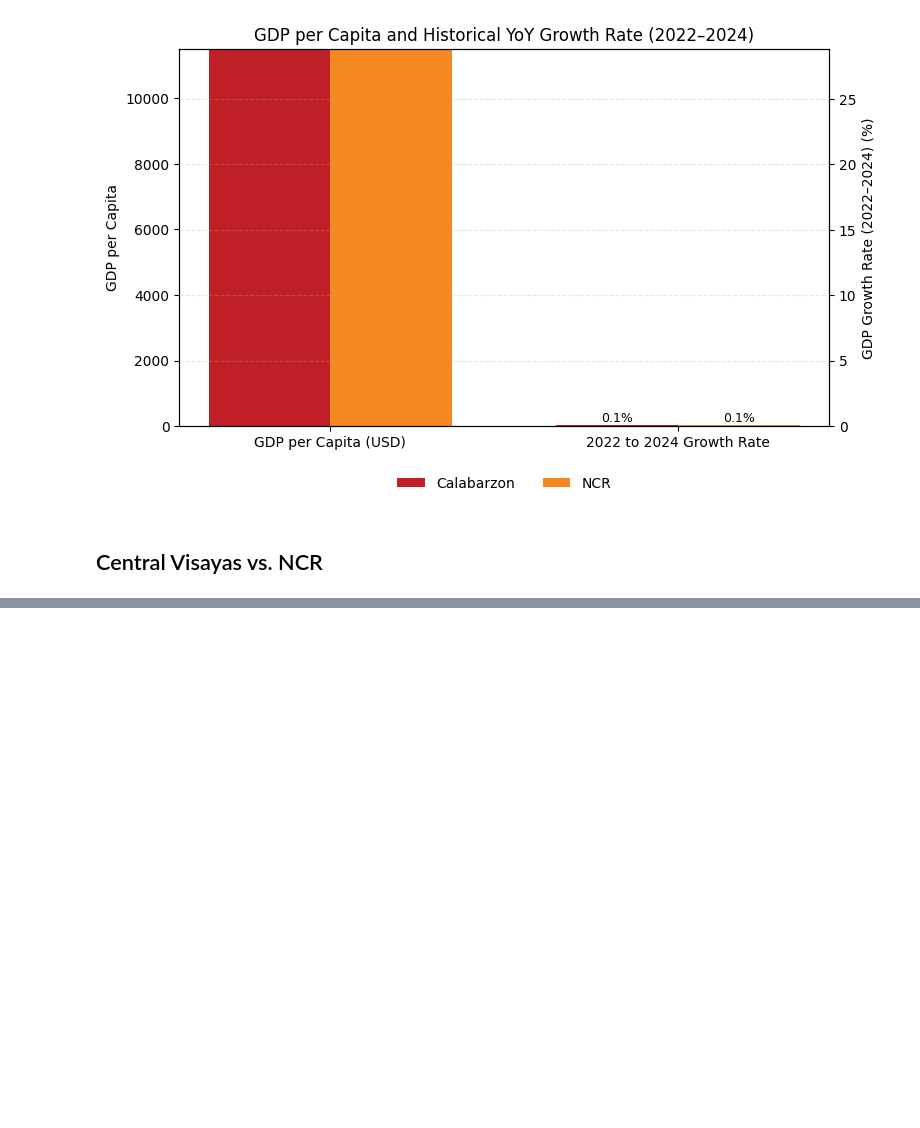
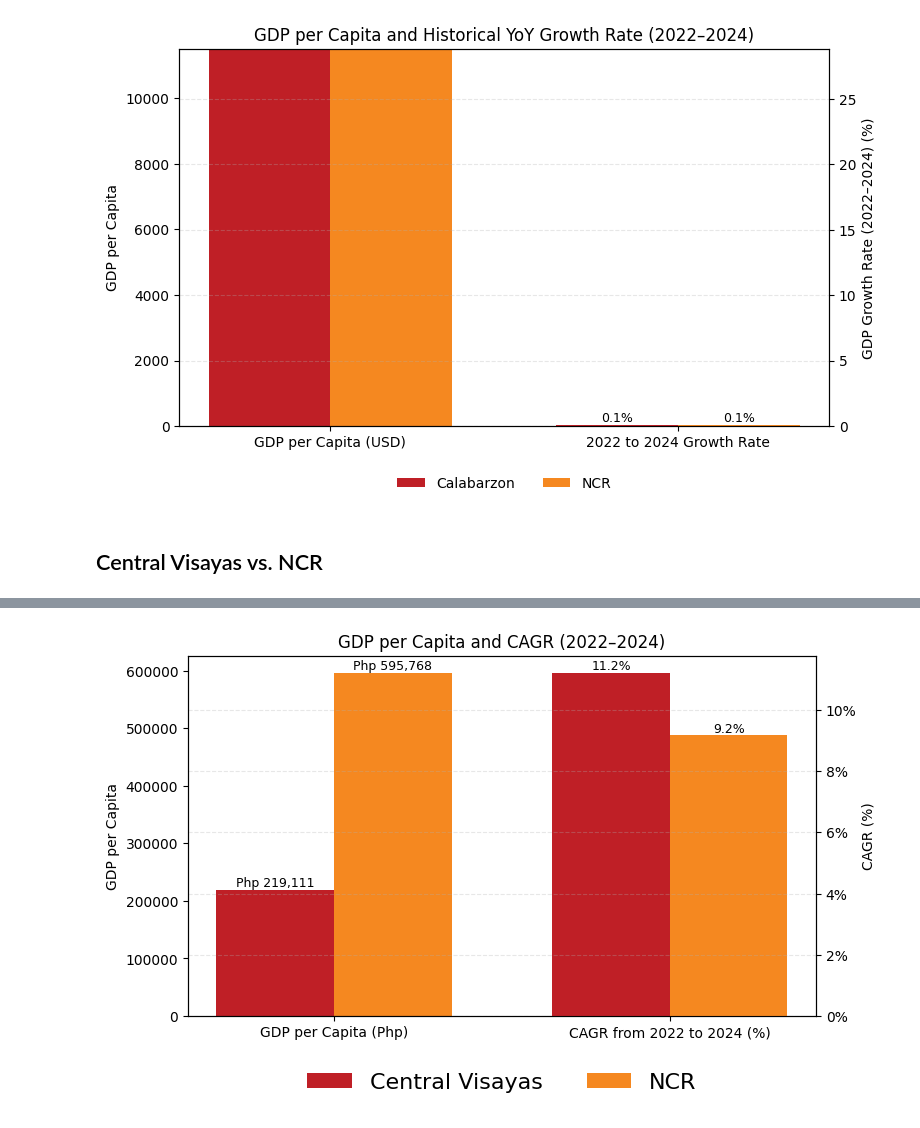
Before and after one commit to BSDSBA-JF/wadwani_intern, a Jupyter notebook: 02_ecosystem_analysis/region_7/grouped_bar_charts.ipynb, the cells around one changed output, grey strips where cells are left out. Saved outputs shown, nothing was run; the diff lists cells and outputs as text; code cells hidden in the pictures; blank space fills up the shorter version.

```diff
--- a/02_ecosystem_analysis/region_7/grouped_bar_charts.ipynb
+++ b/02_ecosystem_analysis/region_7/grouped_bar_charts.ipynb
@@ -312,0 +314,64 @@ plt.show()
+# %%
+# Bar width and plot size
+width = 0.35
+categories = ["GDP per Capita (Php)", "CAGR from 2022 to 2024 (%)"]
+x = np.arange(len(categories))
+
+fig, ax1 = plt.subplots(figsize=(8, 5))
+
+# GDP per Capita Bars
+bars1 = ax1.bar(x[0] - width/2, Visayas_GDP_per_capita, width, label="Central Visayas", color='#bf1f26')
+bars2 = ax1.bar(x[0] + width/2, NCR_GDP_per_capita, width, label="NCR", color='#f58820ff')
+
+# GDP CAGR Bars (multiply by 100 for %)
+ax2 = ax1.twinx()
+bars3 = ax2.bar(x[1] - width/2, [Visayas_GDP_growth[0] * 100], width, color='#bf1f26')
+bars4 = ax2.bar(x[1] + width/2, [NCR_GDP_growth[0] * 100], width, color='#f58820ff')
+
+# Axis labels
+ax1.set_ylabel("GDP per Capita")
+ax2.set_ylabel("CAGR (%)")
+
+# Function for the bar labels
+def add_labels(ax, bar_container, fmt="{:,.0f}"):
+    for b in bar_container.patches:
+        val = b.get_height()
+        ax.annotate(fmt.format(val),
+                    xy=(b.get_x() + b.get_width()/2, val),
+                    xytext=(0, 0), textcoords="offset points",
+                    ha="center", va="bottom", fontsize=9)
+
+# Add labels
+add_labels(ax1, bars1, fmt="Php {:,.0f}")
+add_labels(ax1, bars2, fmt="Php {:,.0f}")
+add_labels(ax2, bars3, fmt="{:.1f}%")
+add_labels(ax2, bars4, fmt="{:.1f}%")
+
+# Legend
+ax1.legend(
+    loc="upper center",
+    bbox_to_anchor=(0.5, -0.1),
+    ncol=2,
+    frameon=False,
+    fontsize=16
+)
+
+# Set x-ticks
+ax1.set_xticks(x)
+ax1.set_xticklabels(categories)
+
+# Format y-axis for percentages (avoid scientific notation)
+ax2.yaxis.set_major_formatter(plt.FuncFormatter(lambda y, _: '{:.0f}%'.format(y)))
+
+# Optional grids
+ax2.grid(axis="y", alpha=0.3, linestyle="--")
+
+# Title
+ax1.set_title("GDP per Capita and CAGR (2022–2024)")
+
+# Show plot
+plt.tight_layout()
+plt.savefig('for_comparison.png', dpi=300)
+plt.show()
+# %% [output]
+[figure, added]
```
Also changed, not shown: parts of 2 cells of this notebook, 9 other files.
